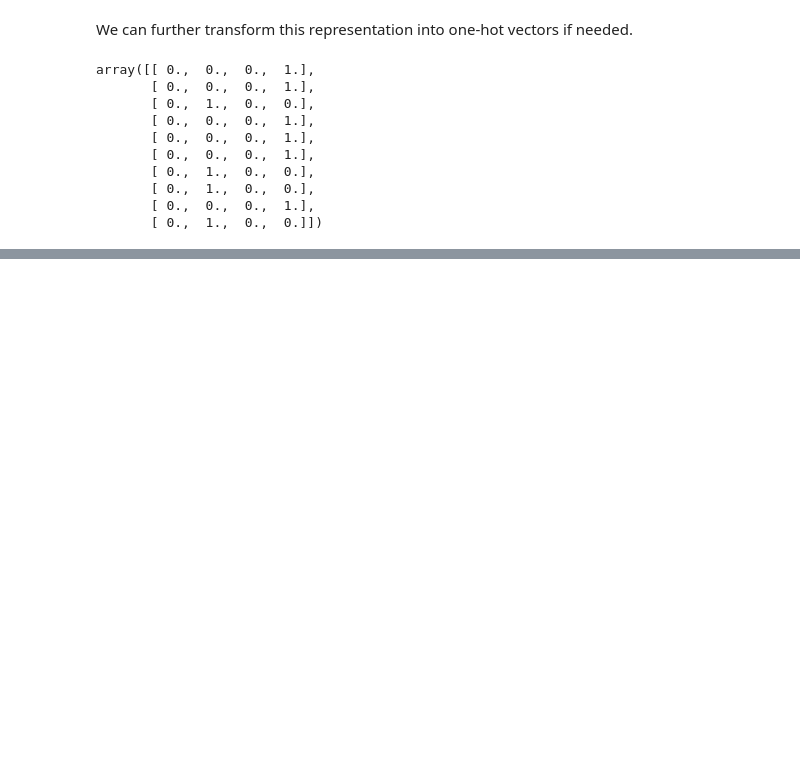
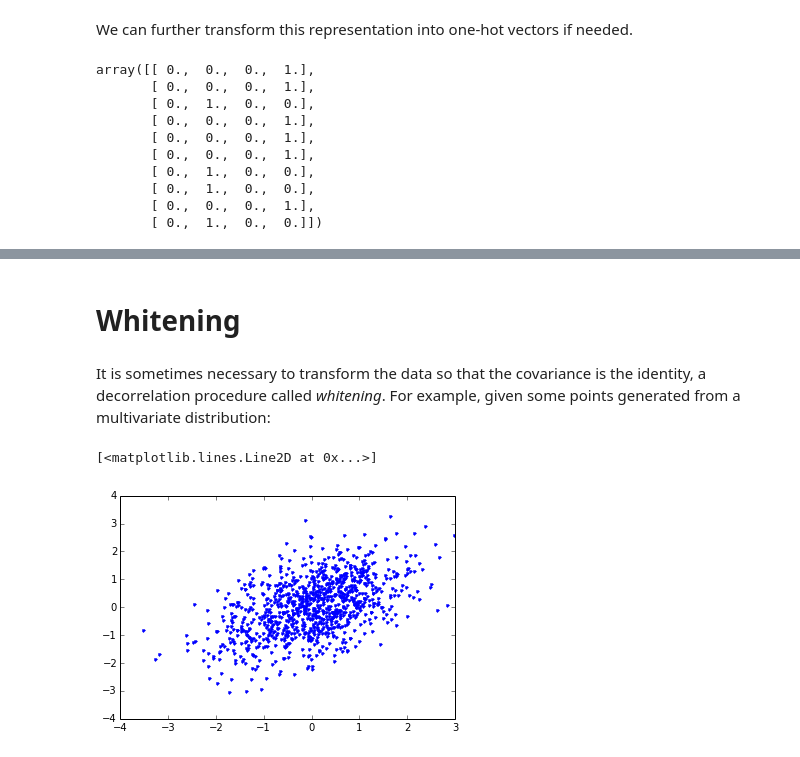
Before and after one commit to pierrelux/notebooks, a Jupyter notebook: Machine learning in Python.ipynb, the cells around one changed output, grey strips where cells are left out. Saved outputs shown, nothing was run; the diff lists cells and outputs as text; code cells hidden in the pictures; blank space fills up the shorter version.

```diff
--- a/Machine learning in Python.ipynb
+++ b/Machine learning in Python.ipynb
@@ -446,0 +525,12 @@ array([[ 0.,  0.,  0.,  1.],
+# %% [markdown]
+# Whitening
+# %% [markdown]
+It is sometimes necessary to transform the data so that the covariance is the identity, a decorrelation procedure called *whitening*. For example, given some points generated from a multivariate distribution:
+# %%
+mu1 = np.array([0.0, 0.0])
+sigma1 = np.array([[1.0, 0.5], [0.5, 1.0]])
+X = np.random.multivariate_normal(mu1, sigma1, 1000)
+plt.plot(X[:,0], X[:,1], '.')
+# %% [output]
+[<matplotlib.lines.Line2D at 0x...>]
+[figure, added]
```
Also changed, not shown: parts of 19 cells of this notebook.
